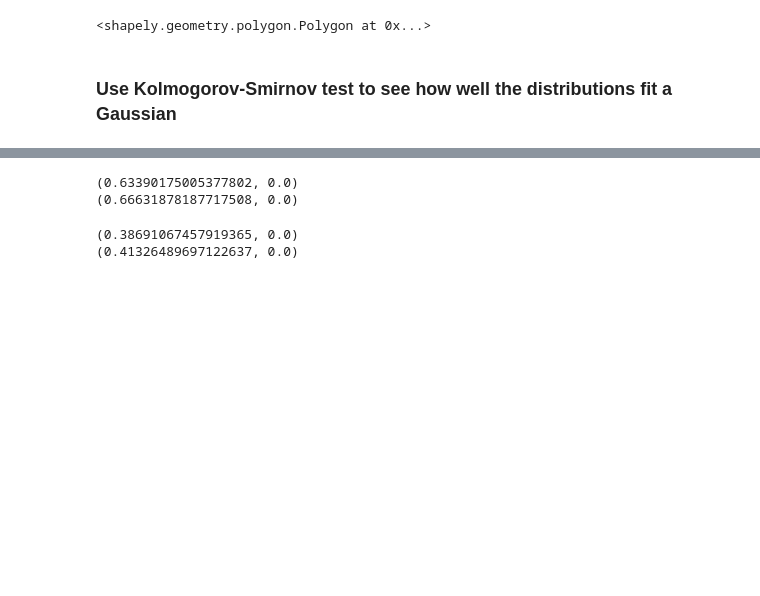
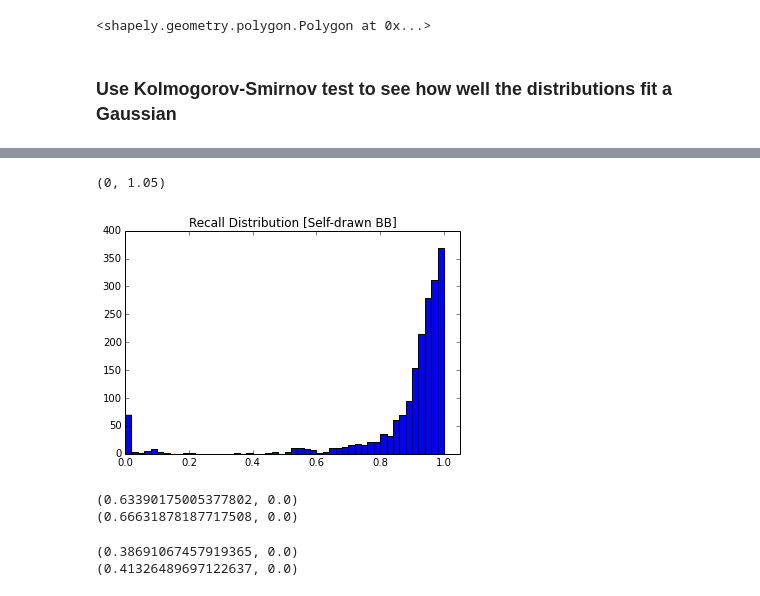
Before and after one commit to dorisjlee/crowd-seg, a Jupyter notebook: analysis/PrecisionRecallDebug2.ipynb, the cells around one changed output, grey strips where cells are left out. Saved outputs shown, nothing was run; the diff lists cells and outputs as text; code cells hidden in the pictures; blank space fills up the shorter version.

```diff
--- a/analysis/PrecisionRecallDebug2.ipynb
+++ b/analysis/PrecisionRecallDebug2.ipynb
@@ -225,3 +225,12 @@ plt.xlim(0,1.1)
+# %%
+my_recall = np.array(bb_info["My Recall"][bb_info["My Recall"]!=-1])
+plt.figure()
+plt.title("Recall Distribution [Self-drawn BB]")
+plt.hist(my_recall,bins=50)
+plt.xlim(0,1.05)
+# %% [output]
+(0, 1.05)
+[figure, added]
 # %%
 print  stats.kstest(my_precision, 'norm')
 print stats.kstest(my_recall, 'norm')
```
Also changed, not shown: parts of 12 cells of this notebook, 1 other file.
